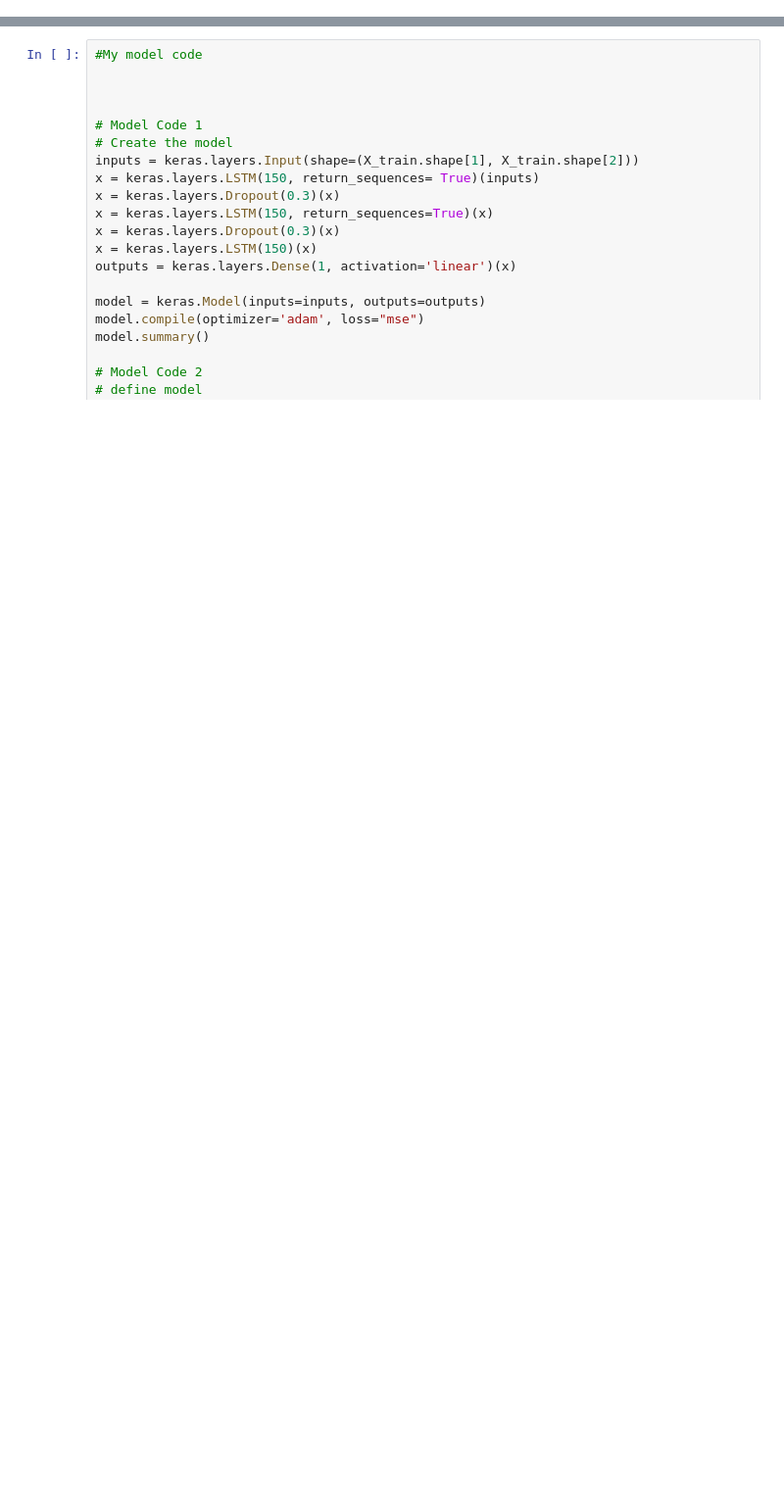
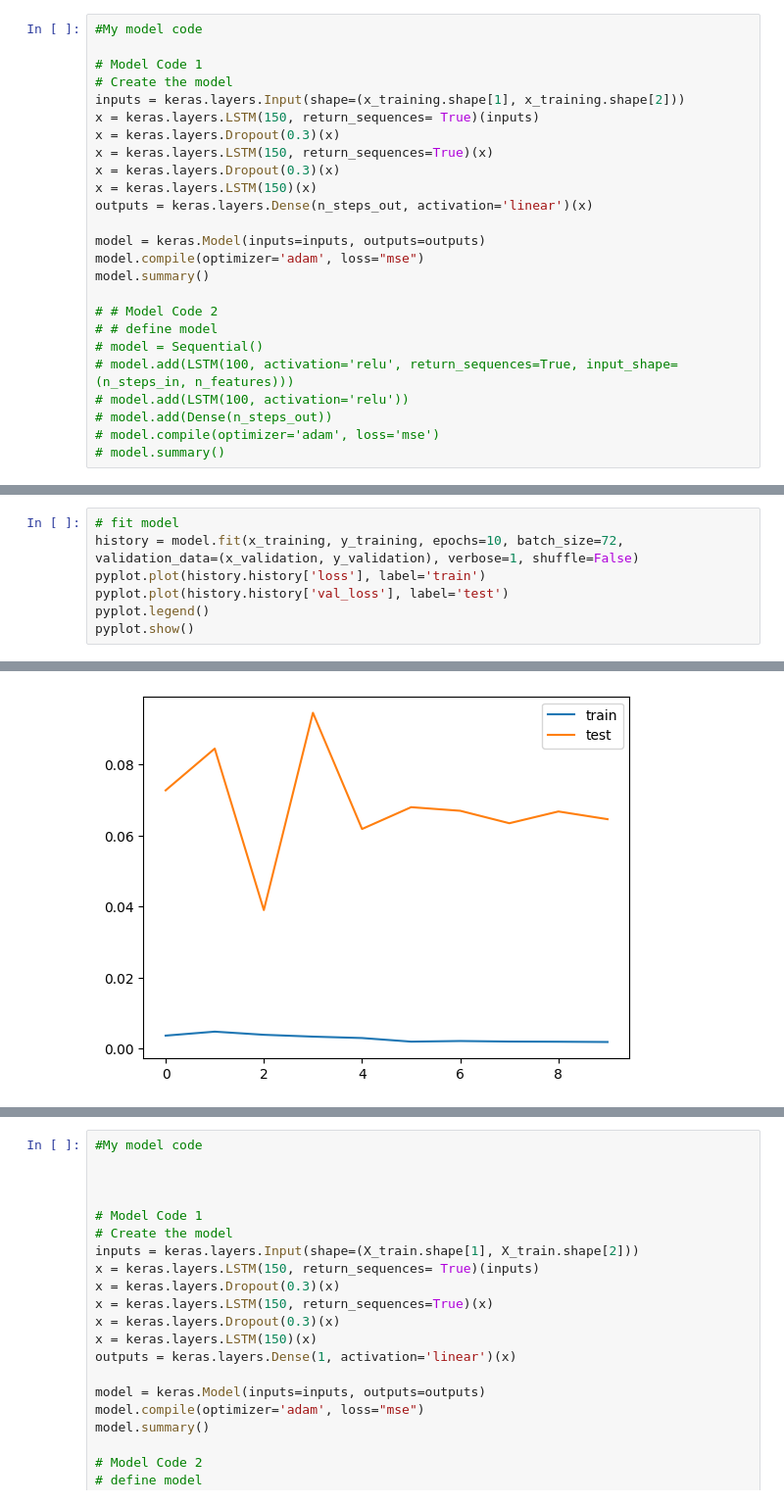
Before and after one commit to EdinZiga/MarketForecastingNN, a Jupyter notebook: Actual Production.ipynb, the cells around one changed output, grey strips where cells are left out. Shown at 98% size. Drawn from its saved outputs; the diff is of its cells as text; blank space fills up the shorter version.

Commit message:
Made full basic model, template code and all that

```diff
--- a/Actual Production.ipynb
+++ b/Actual Production.ipynb
@@ -16,0 +86,25 @@ from tqdm import tqdm
+# %%
+#My model code
+
+# Model Code 1
+# Create the model
+inputs = keras.layers.Input(shape=(x_training.shape[1], x_training.shape[2]))
+x = keras.layers.LSTM(150, return_sequences= True)(inputs)
+x = keras.layers.Dropout(0.3)(x)
+x = keras.layers.LSTM(150, return_sequences=True)(x)
+x = keras.layers.Dropout(0.3)(x)
+x = keras.layers.LSTM(150)(x)
+outputs = keras.layers.Dense(n_steps_out, activation='linear')(x)
+
+model = keras.Model(inputs=inputs, outputs=outputs)
+model.compile(optimizer='adam', loss="mse")
+model.summary()
+
+# # Model Code 2
+# # define model
+# model = Sequential()
+# model.add(LSTM(100, activation='relu', return_sequences=True, input_shape=(n_steps_in, n_features)))
+# model.add(LSTM(100, activation='relu'))
+# model.add(Dense(n_steps_out))
+# model.compile(optimizer='adam', loss='mse')
+# model.summary()
@@ -16,0 +133,8 @@ from tqdm import tqdm
+# %%
+# fit model
+history = model.fit(x_training, y_training, epochs=10, batch_size=72, validation_data=(x_validation, y_validation), verbose=1, shuffle=False)
+pyplot.plot(history.history['loss'], label='train')
+pyplot.plot(history.history['val_loss'], label='test')
+pyplot.legend()
+pyplot.show()
+# %% [output]
@@ -16,0 +161 @@ from tqdm import tqdm
+[figure, added]
```
Also changed, not shown: parts of 13 cells of this notebook.
